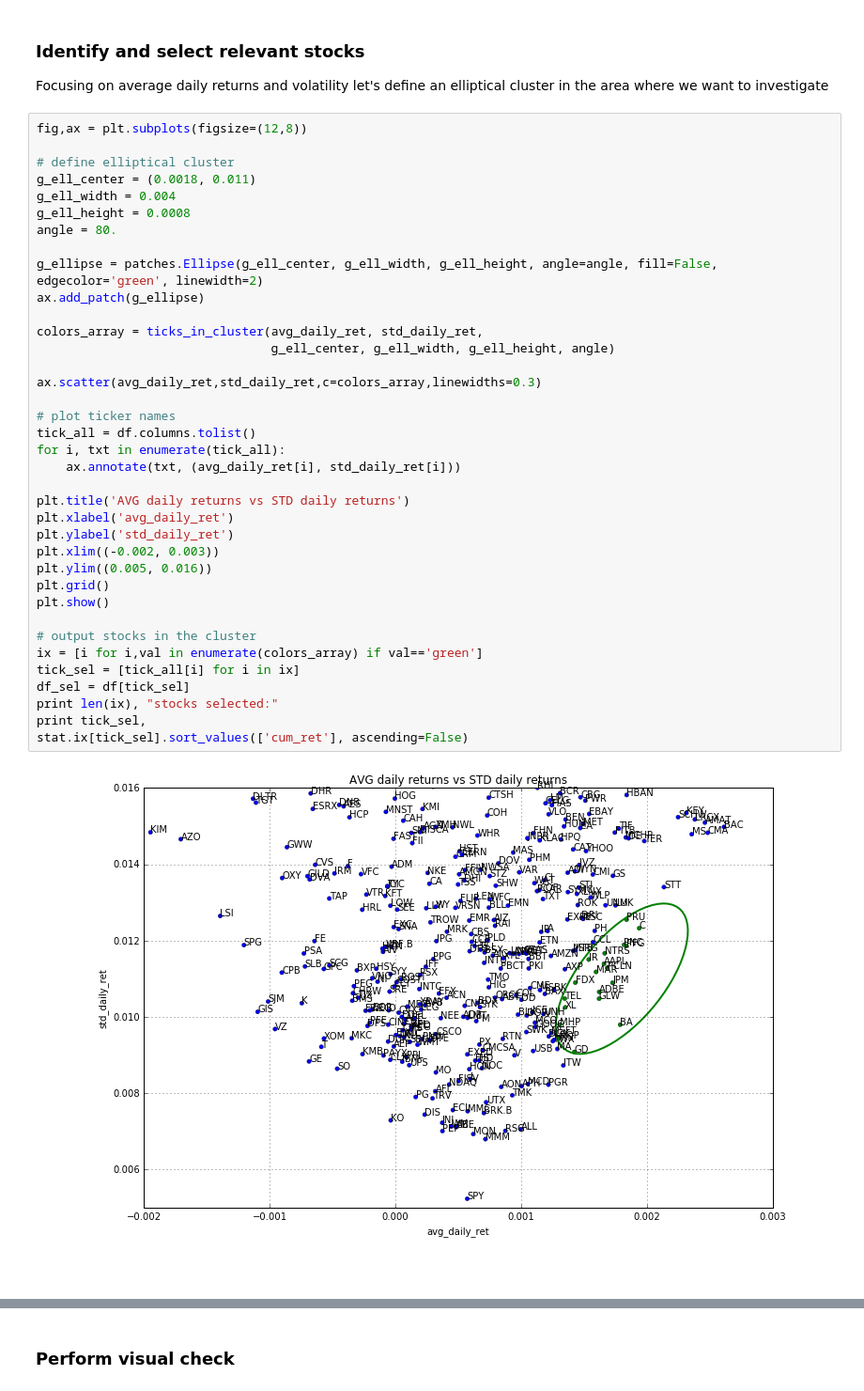
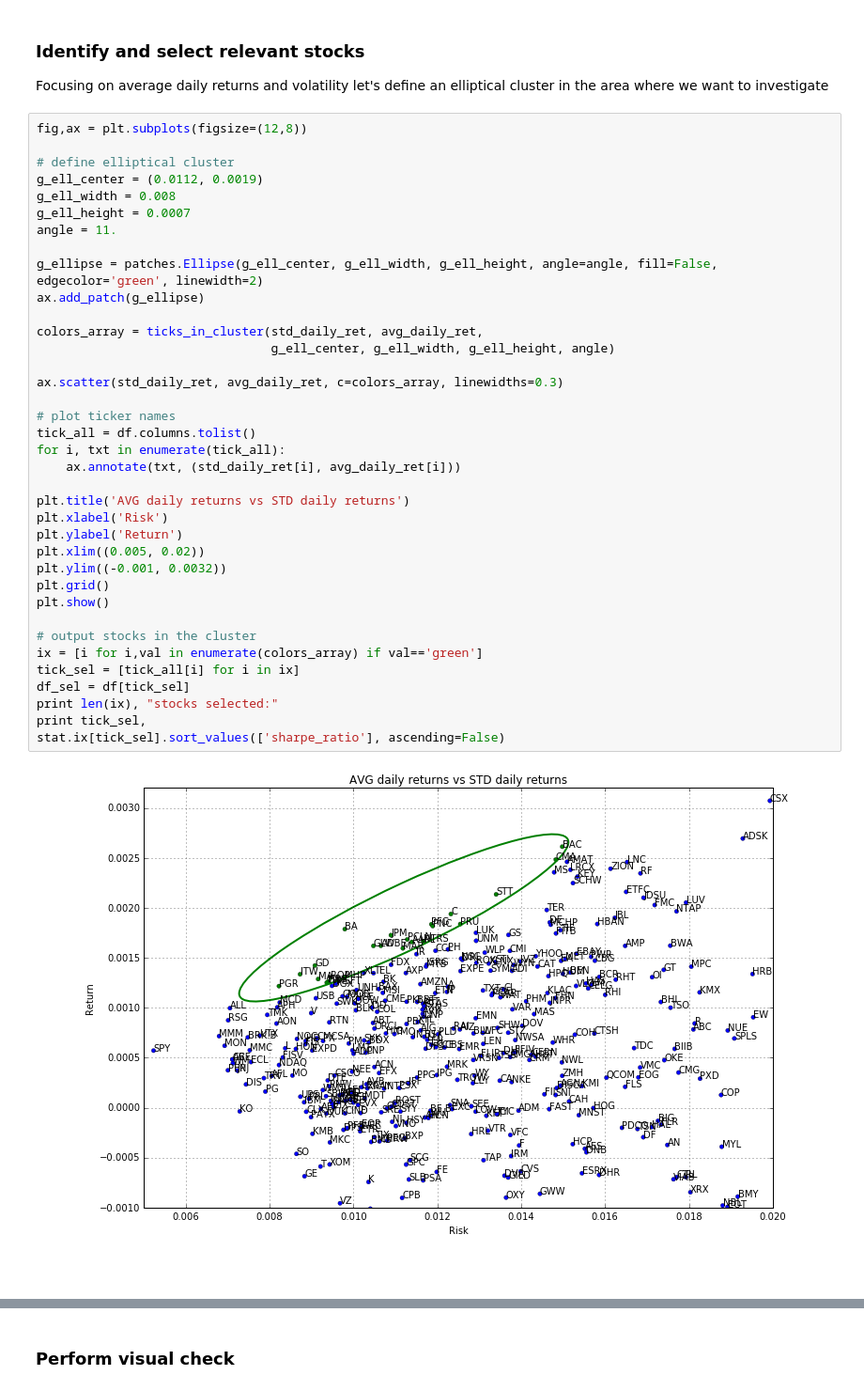
Before and after one commit to Carmine977/analyze-stock-data, a Jupyter notebook: market-analysis.ipynb, the cells around one changed output, grey strips where cells are left out. Shown: that part at 94% size. Cells and saved outputs as stored; diff of their text form.

```diff
--- a/market-analysis.ipynb
+++ b/market-analysis.ipynb
@@ -92,39 +91,39 @@ Focusing on average daily returns and volatility let's define an elliptical clus
 # %%
 fig,ax = plt.subplots(figsize=(12,8))
 
 # define elliptical cluster
-g_ell_center = (0.0018, 0.011)
-g_ell_width = 0.004
-g_ell_height = 0.0008
-angle = 80.
+g_ell_center = (0.0112, 0.0019)
+g_ell_width = 0.008
+g_ell_height = 0.0007
+angle = 11.
 
 g_ellipse = patches.Ellipse(g_ell_center, g_ell_width, g_ell_height, angle=angle, fill=False, edgecolor='green', linewidth=2)
 ax.add_patch(g_ellipse)
 
-colors_array = ticks_in_cluster(avg_daily_ret, std_daily_ret,
+colors_array = ticks_in_cluster(std_daily_ret, avg_daily_ret,
                                 g_ell_center, g_ell_width, g_ell_height, angle)
 
-ax.scatter(avg_daily_ret,std_daily_ret,c=colors_array,linewidths=0.3)
+ax.scatter(std_daily_ret, avg_daily_ret, c=colors_array, linewidths=0.3)
 
 # plot ticker names
 tick_all = df.columns.tolist()
 for i, txt in enumerate(tick_all):
-    ax.annotate(txt, (avg_daily_ret[i], std_daily_ret[i]))
+    ax.annotate(txt, (std_daily_ret[i], avg_daily_ret[i]))
 
 plt.title('AVG daily returns vs STD daily returns')
-plt.xlabel('avg_daily_ret')
-plt.ylabel('std_daily_ret')
-plt.xlim((-0.002, 0.003))
-plt.ylim((0.005, 0.016))
+plt.xlabel('Risk')
+plt.ylabel('Return')
+plt.xlim((0.005, 0.02))
+plt.ylim((-0.001, 0.0032))
 plt.grid()
 plt.show()
 
 # output stocks in the cluster
 ix = [i for i,val in enumerate(colors_array) if val=='green']
 tick_sel = [tick_all[i] for i in ix]
 df_sel = df[tick_sel]
 print len(ix), "stocks selected:"
 print tick_sel,
-stat.ix[tick_sel].sort_values(['cum_ret'], ascending=False)
+stat.ix[tick_sel].sort_values(['sharpe_ratio'], ascending=False)
 # %% [output]
-[figure, old version]
+[figure, new version]
```
Also changed, not shown: parts of 6 cells of this notebook, 3 other files.
